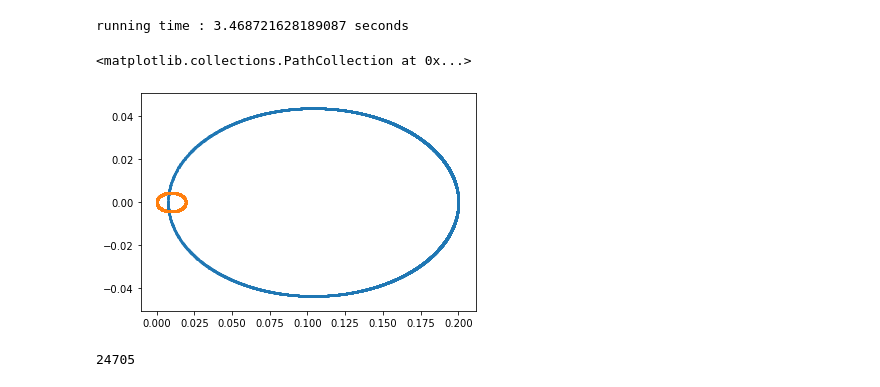
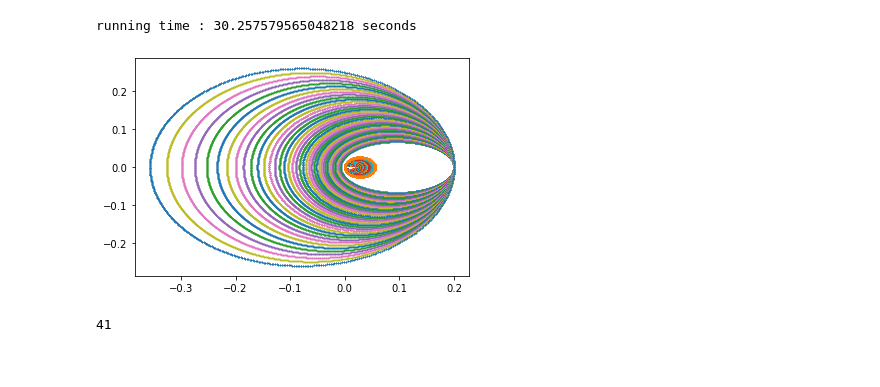
Before and after one commit to Ricvalp/SymplecticTimeReversibleNN, a Jupyter notebook: ManyBodyProblem/DatasetGenerator_ManyBody.ipynb, the cells around one changed output. Saved outputs shown, nothing was run; the diff lists cells and outputs as text; code cells hidden in the pictures.

```diff
--- a/ManyBodyProblem/DatasetGenerator_ManyBody.ipynb
+++ b/ManyBodyProblem/DatasetGenerator_ManyBody.ipynb
@@ -31,40 +32,54 @@ The julia.magic extension is already loaded. To reload it, use:
 # %%
 start_time = time.time()
 
+%julia sols = []
 %julia const G = 6.67e-8;
-%julia system = NBodySimulator.GravitationalSystem([body1, body2], G)
-%julia tspan = (0.0, 80000.0)
-%julia simulation = NBodySimulator.NBodySimulation(system, tspan)
-%julia sim_result = NBodySimulator.run_simulation(simulation, DifferentialEquations.Tsit5(), saveat= 3., abstol=1e-10, reltol=1e-10)
-%julia sol = sim_result.solution.u
-u = Main.sol
+%julia tspan = (0.0, 50000.0)
+
+%julia for body in bodies; system = NBodySimulator.GravitationalSystem(body, G); simulation = NBodySimulator.NBodySimulation(system, tspan); sim_result = NBodySimulator.run_simulation(simulation, DifferentialEquations.Tsit5(), saveat= 10., abstol=1e-10, reltol=1e-10); push!(sols, sim_result.solution.u); end;
+
+
+#%julia system = NBodySimulator.GravitationalSystem([body1, body2], G)
+#%julia simulation = NBodySimulator.NBodySimulation(system, tspan)
+#%julia sim_result = NBodySimulator.run_simulation(simulation, DifferentialEquations.Tsit5(), saveat= 3., abstol=1e-10, reltol=1e-10)
+#%julia sol = sim_result.solution.u
+
+sols = Main.sols
 
 print("running time : %s seconds" % (time.time() - start_time))
 # %% [output]
-running time : 3.468721628189087 seconds
+running time : 30.257579565048218 seconds
 # %%
-x1 = [i[0][0] for i in u]
-x2 = [i[0][1] for i in u]
+X_train = []
 
-y1 = [i[1][0] for i in u]
-y2 = [i[1][1] for i in u]
+for u in sols:
 
-px1 = [i[0][2] for i in u]
-px2 = [i[0][3] for i in u]
+    x1 = [i[0][0] for i in u]
+    x2 = [i[0][1] for i in u]
 
-py1 = [i[1][2] for i in u]
-py2 = [i[1][3] for i in u]
+    y1 = [i[1][0] for i in u]
+    y2 = [i[1][1] for i in u]
 
-plt.scatter(x2, y2, s=1)
-plt.scatter(x1, y1, s=1)
+    px1 = [i[0][2] for i in u]
+    px2 = [i[0][3] for i in u]
+
+    py1 = [i[1][2] for i in u]
+    py2 = [i[1][3] for i in u]
+
+    plt.scatter(x2, y2, s=0.1)
+    plt.scatter(x1, y1, s=0.1)
+
+    X = [[a,b,c,d,e,f,g,h] for a,b,c,d,e,f,g,h in zip(x1,y1,x2,y2,px1,py1,px2,py2)]
+    X_train.append(X)
+
+plt.show()
 # %% [output]
-<matplotlib.collections.PathCollection at 0x...>
-[figure, old version]
+[figure, new version]
 # %%
-X_train = [[a,b,c,d,e,f,g,h] for a,b,c,d,e,f,g,h in zip(x1,y1,x2,y2,px1,py1,px2,py2)]
+#X_train = [[a,b,c,d,e,f,g,h] for a,b,c,d,e,f,g,h in zip(x1,y1,x2,y2,px1,py1,px2,py2)]
 len(X_train)
 # %% [output]
-24705
+41
 # %%
 os.remove("X_train.txt")
 f = open("X_train.txt", "a")
```
Also changed, not shown: parts of 4 cells of this notebook, 3 other files.
